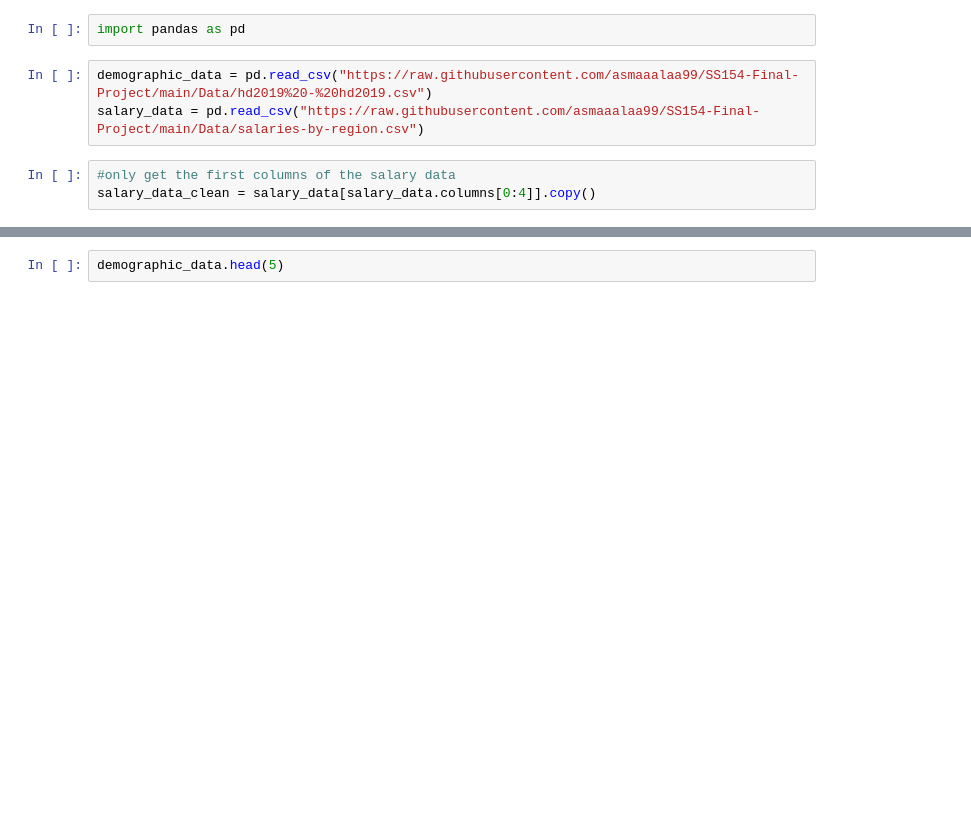
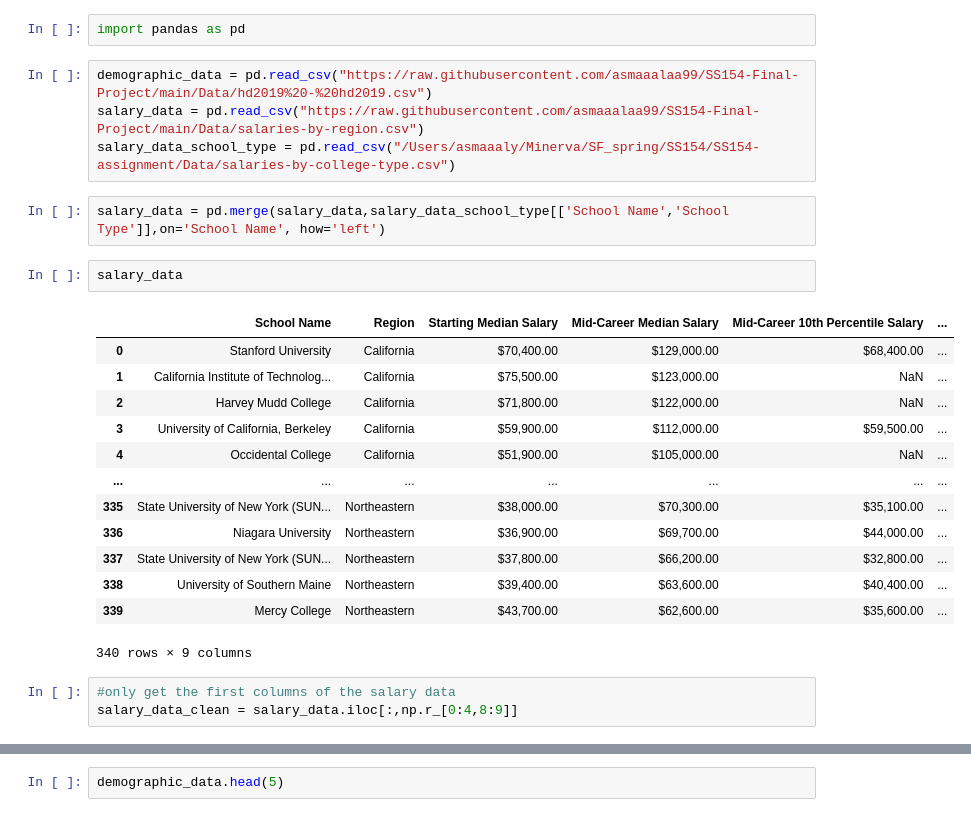
Before and after one commit to ibukunlola/SS154-Final-Project, a Jupyter notebook: datacleaning.ipynb, the cells around one changed output, grey strips where cells are left out. Drawn from its saved outputs; the diff is of its cells as text; blank space fills up the shorter version.

```diff
--- a/datacleaning.ipynb
+++ b/datacleaning.ipynb
@@ -3,9 +3,28 @@ import pandas as pd
 # %%
 demographic_data = pd.read_csv("https://raw.githubusercontent.com/asmaaalaa99/SS154-Final-Project/main/Data/hd2019%20-%20hd2019.csv")
 salary_data = pd.read_csv("https://raw.githubusercontent.com/asmaaalaa99/SS154-Final-Project/main/Data/salaries-by-region.csv")
+salary_data_school_type = pd.read_csv("/Users/asmaaaly/Minerva/SF_spring/SS154/SS154-assignment/Data/salaries-by-college-type.csv")
+# %%
+salary_data = pd.merge(salary_data,salary_data_school_type[['School Name','School Type']],on='School Name', how='left')
+# %%
+salary_data
+# %% [output]
+|  | School Name | Region | Starting Median Salary | Mid-Career Median Salary | Mid-Career 10th Percentile Salary | ... |
+| 0 | Stanford University | California | $70,400.00 | $129,000.00 | $68,400.00 | ... |
+| 1 | California Institute of Technolog... | California | $75,500.00 | $123,000.00 | NaN | ... |
+| 2 | Harvey Mudd College | California | $71,800.00 | $122,000.00 | NaN | ... |
+| 3 | University of California, Berkeley | California | $59,900.00 | $112,000.00 | $59,500.00 | ... |
+| 4 | Occidental College | California | $51,900.00 | $105,000.00 | NaN | ... |
+| ... | ... | ... | ... | ... | ... | ... |
+| 335 | State University of New York (SUN... | Northeastern | $38,000.00 | $70,300.00 | $35,100.00 | ... |
+| 336 | Niagara University | Northeastern | $36,900.00 | $69,700.00 | $44,000.00 | ... |
+| 337 | State University of New York (SUN... | Northeastern | $37,800.00 | $66,200.00 | $32,800.00 | ... |
+| 338 | University of Southern Maine | Northeastern | $39,400.00 | $63,600.00 | $40,400.00 | ... |
+| 339 | Mercy College | Northeastern | $43,700.00 | $62,600.00 | $35,600.00 | ... |
+340 rows × 9 columns
 # %%
 #only get the first columns of the salary data
-salary_data_clean = salary_data[salary_data.columns[0:4]].copy()
+salary_data_clean = salary_data.iloc[:,np.r_[0:4,8:9]]
 # %%
 salary_data_clean.head(5)
 # %% [output]
```
Also changed, not shown: parts of 7 cells of this notebook, 1 other file.
